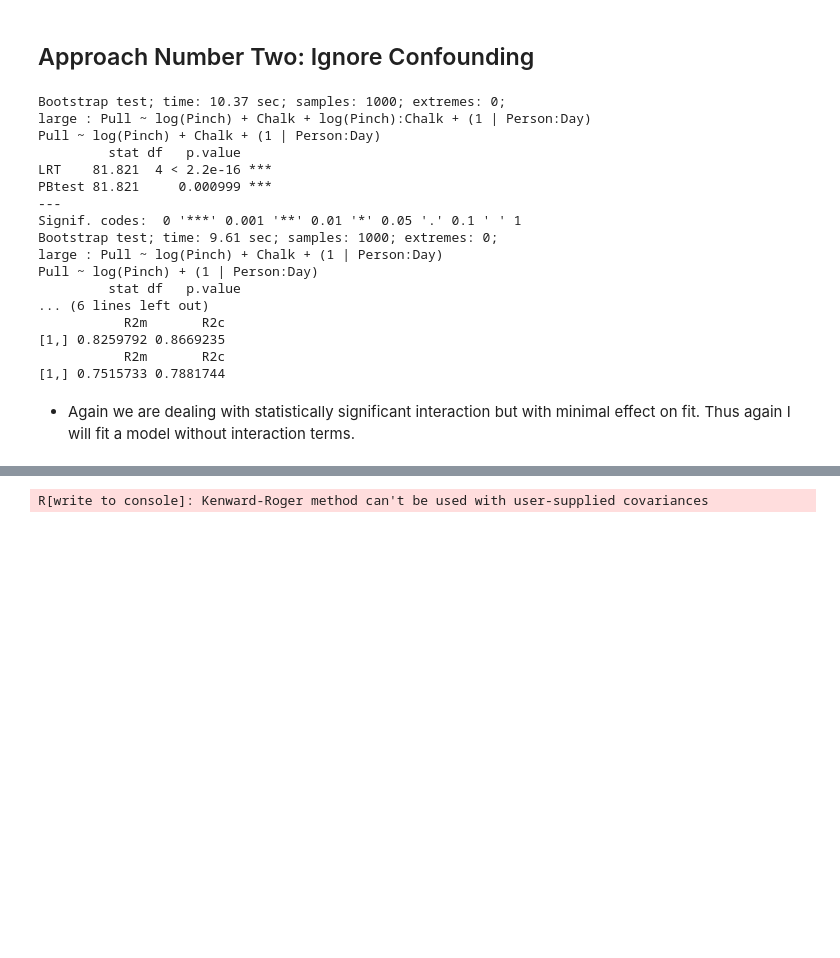
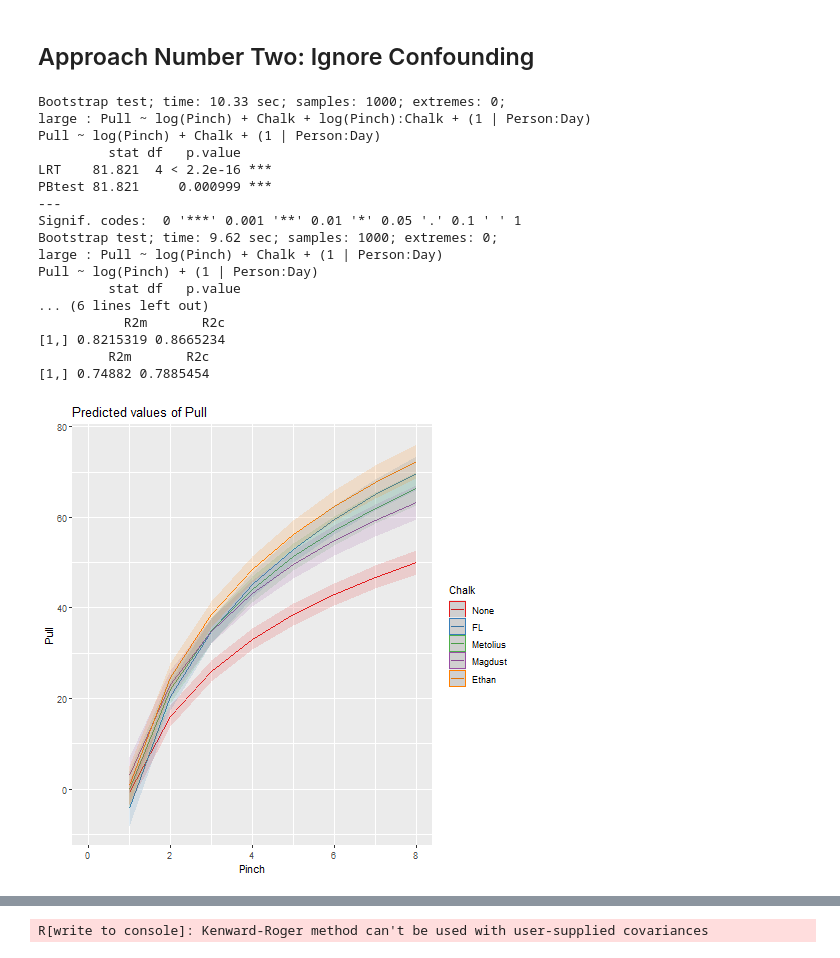
Before and after one commit to another-phytophile/Ethan_Chalk_Project, a Jupyter notebook: Code/Final Report.ipynb, the cells around one changed output, grey strips where cells are left out. Saved outputs shown, nothing was run; the diff lists cells and outputs as text; code cells hidden in the pictures; blank space fills up the shorter version.

```diff
--- a/Code/Final Report.ipynb
+++ b/Code/Final Report.ipynb
@@ -541,17 +607,17 @@ Therefore, due to the differences in variability of chalk across days, it is alm
 # All interaction Terms
 fullnest = lmer(Pull~log(Pinch) + Chalk + log(Pinch):Chalk + (1 | Person:Day),
                 data = Chalk,
-                REML = FALSE,
+                REML = TRUE,
                 na.action=na.fail)
 # No Interaction
 partial = lmer(Pull~log(Pinch) + Chalk + (1 | Person:Day),
                 data = Chalk,
-                REML = FALSE,
+                REML = TRUE,
                 na.action=na.fail)
 # No Chalk
 partial2 = lmer(Pull~log(Pinch) + (1 | Person:Day),
                 data = Chalk,
-                REML = FALSE,
+                REML = TRUE,
                 na.action=na.fail)
 
 boot1 = PBmodcomp(
@@ -574,7 +640,7 @@ r.squaredGLMM(fullnest) |> print()
 r.squaredGLMM(partial) |> print()
 r.squaredGLMM(partial2) |> print()
 # %% [output]
-Bootstrap test; time: 10.37 sec; samples: 1000; extremes: 0;
+Bootstrap test; time: 10.33 sec; samples: 1000; extremes: 0;
 large : Pull ~ log(Pinch) + Chalk + log(Pinch):Chalk + (1 | Person:Day)
 Pull ~ log(Pinch) + Chalk + (1 | Person:Day)
          stat df   p.value
@@ -582,14 +648,19 @@ LRT    81.821  4 < 2.2e-16 ***
 PBtest 81.821     0.000999 ***
 ---
 Signif. codes:  0 '***' 0.001 '**' 0.01 '*' 0.05 '.' 0.1 ' ' 1
-Bootstrap test; time: 9.61 sec; samples: 1000; extremes: 0;
+Bootstrap test; time: 9.62 sec; samples: 1000; extremes: 0;
 large : Pull ~ log(Pinch) + Chalk + (1 | Person:Day)
 Pull ~ log(Pinch) + (1 | Person:Day)
          stat df   p.value
 ... (6 lines left out)
            R2m       R2c
-[1,] 0.8259792 0.8669235
-           R2m       R2c
-[1,] 0.7515733 0.7881744
+[1,] 0.8215319 0.8665234
+         R2m       R2c
+[1,] 0.74882 0.7885454
-# %% [markdown]
-- Again we are dealing with statistically significant interaction but with minimal effect on fit. Thus again I will fit a model without interaction terms.
+# %%
+%%R
+plot_model(fullnest,
+           type = "pred",
+           terms = c("Pinch", "Chalk"))
+# %% [output]
+[figure, added]
```
Also changed, not shown: parts of 15 cells of this notebook, 1 other file.
